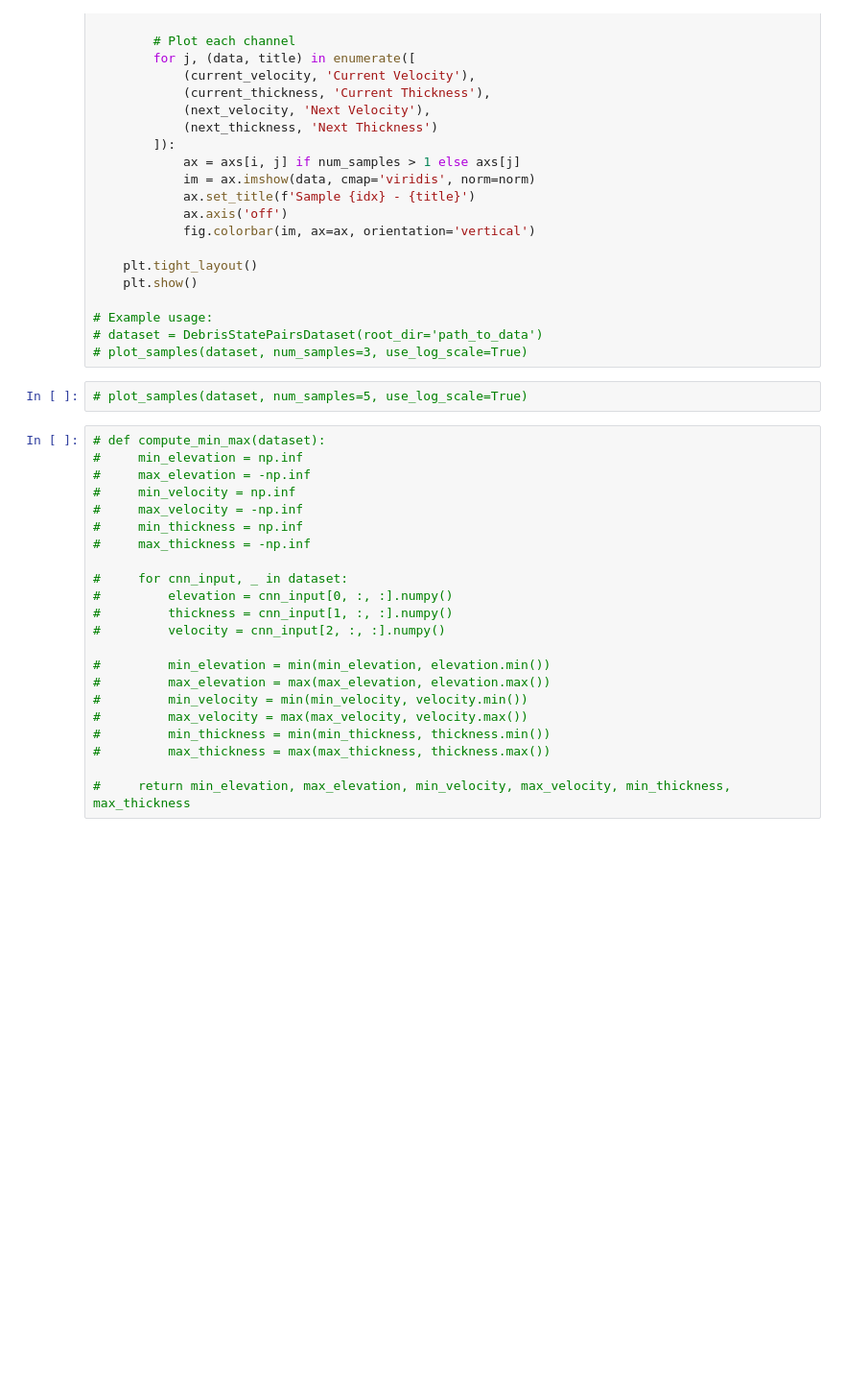
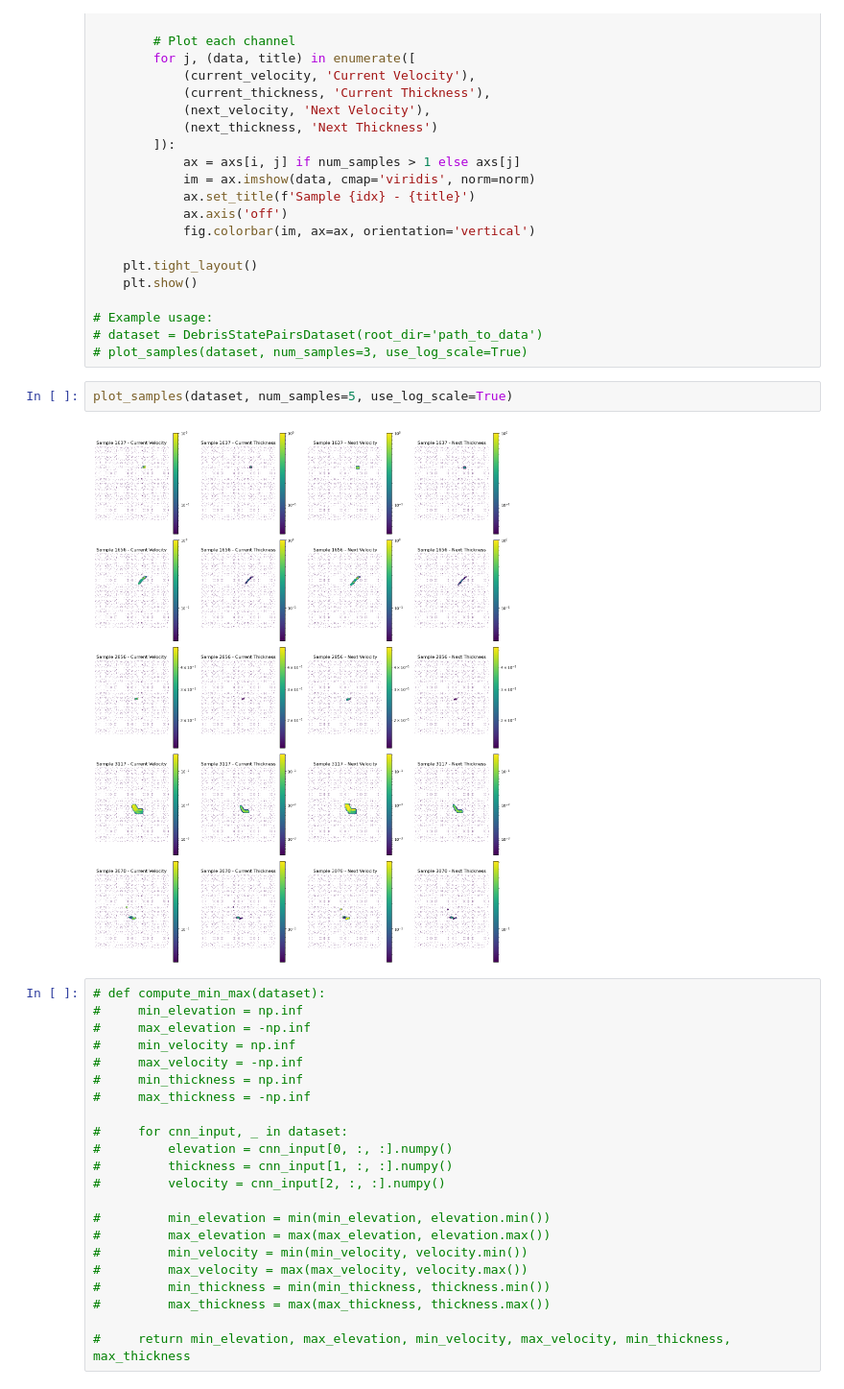
Before and after one commit to Thomas-Bush/dyna-landslide-surrogate, a Jupyter notebook: LandSlideDyna/model/train_pairs.ipynb, the cells around one changed output. Shown at 96% size. Cells and saved outputs as stored; diff of their text form; blank space fills up the shorter version.

```diff
--- a/LandSlideDyna/model/train_pairs.ipynb
+++ b/LandSlideDyna/model/train_pairs.ipynb
@@ -144,7 +144,9 @@ def plot_samples(dataset, num_samples=5, use_log_scale=False):
 # dataset = DebrisStatePairsDataset(root_dir='path_to_data')
 # plot_samples(dataset, num_samples=3, use_log_scale=True)
 # %%
-# plot_samples(dataset, num_samples=5, use_log_scale=True)
+plot_samples(dataset, num_samples=5, use_log_scale=True)
+# %% [output]
+[figure, added]
 # %%
 # def compute_min_max(dataset):
 #     min_elevation = np.inf
```
Also changed, not shown: parts of 13 cells of this notebook, 10 other files.
